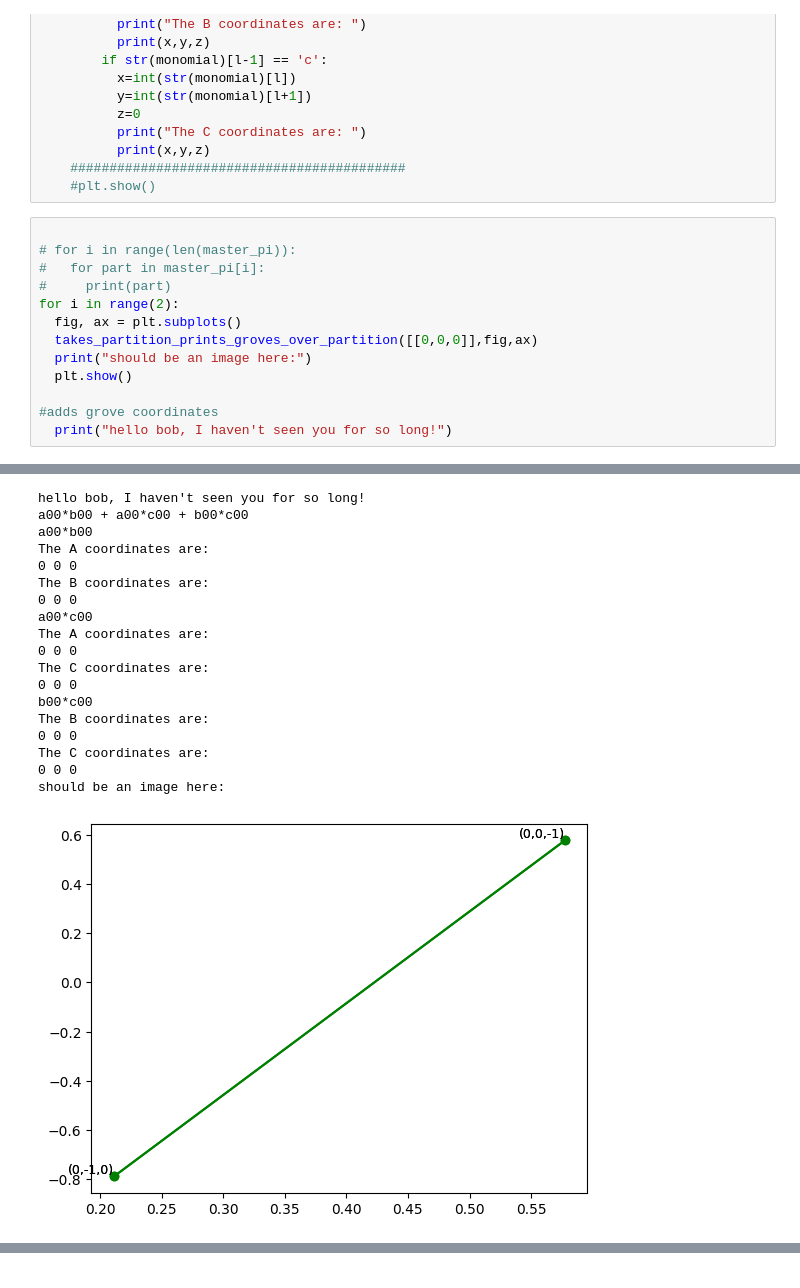
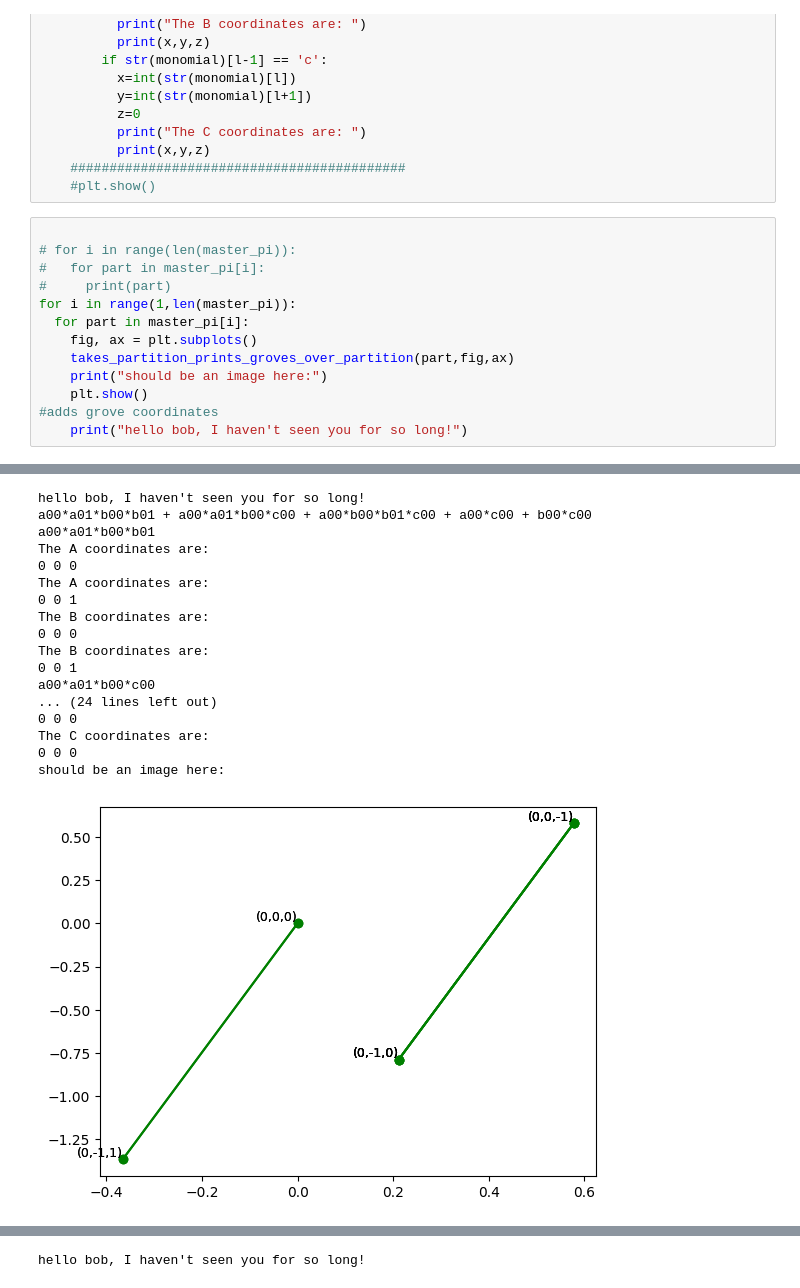
Before and after one commit to megboes/groves-research, a Jupyter notebook: groves.ipynb, the cells around one changed output, grey strips where cells are left out. Saved outputs shown, nothing was run; the diff lists cells and outputs as text.

Commit message:
looking good so far, next figure out all Grove coordinates, then overlay with partition image!

```diff
--- a/groves.ipynb
+++ b/groves.ipynb
@@ -337,50 +337,49 @@ def takes_partition_prints_groves_over_partition(pi,fig,ax):
 # for i in range(len(master_pi)):
 #   for part in master_pi[i]:
 #     print(part)
-for i in range(2):
-  fig, ax = plt.subplots()
-  takes_partition_prints_groves_over_partition([[0,0,0]],fig,ax)
-  print("should be an image here:")
-  plt.show()
-
+for i in range(1,len(master_pi)):
+  for part in master_pi[i]:
+    fig, ax = plt.subplots()
+    takes_partition_prints_groves_over_partition(part,fig,ax)
+    print("should be an image here:")
+    plt.show()
 #adds grove coordinates
-  print("hello bob, I haven't seen you for so long!")
+    print("hello bob, I haven't seen you for so long!")
 # %% [output]
 a00*b00 + a00*c00 + b00*c00
 a00*b00
 The A coordinates are:
 0 0 0
 The B coordinates are:
 0 0 0
 a00*c00
 The A coordinates are:
 0 0 0
 The C coordinates are:
 0 0 0
 b00*c00
 The B coordinates are:
 0 0 0
 The C coordinates are:
 0 0 0
 should be an image here:
 [figure]
 hello bob, I haven't seen you for so long!
-a00*b00 + a00*c00 + b00*c00
-a00*b00
+a00*a01*b00*b01 + a00*a01*b00*c00 + a00*b00*b01*c00 + a00*c00 + b00*c00
+a00*a01*b00*b01
 The A coordinates are:
 0 0 0
+The A coordinates are:
+0 0 1
 The B coordinates are:
 0 0 0
-a00*c00
-The A coordinates are:
-0 0 0
-The C coordinates are:
-0 0 0
-b00*c00
 The B coordinates are:
+0 0 1
+a00*a01*b00*c00
+... (24 lines left out)
 0 0 0
 The C coordinates are:
 0 0 0
 should be an image here:
-[figure, old version]
+[figure, new version]
 hello bob, I haven't seen you for so long!
@@ -386,0 +421 @@ hello bob, I haven't seen you for so long!
+hello bob, I haven't seen you for so long!
```
Also changed, not shown: parts of 1 cell of this notebook.
